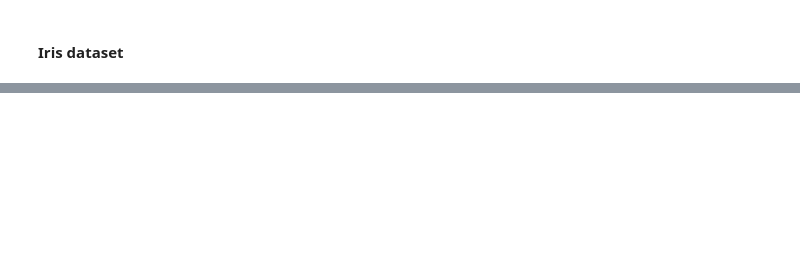
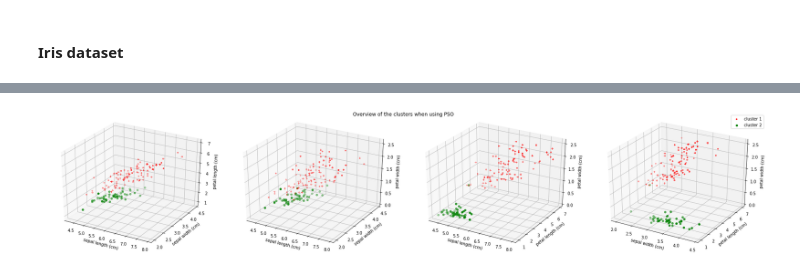
Before and after one commit to Avuerro/NaturalComputing, a Jupyter notebook: Assignment2-SI/Assignment2_SI_Exercise3.ipynb, the cells around one changed output, grey strips where cells are left out. Cells and saved outputs as stored; diff of their text form; code cells hidden in the pictures; blank space fills up the shorter version.

```diff
--- a/Assignment2-SI/Assignment2_SI_Exercise3.ipynb
+++ b/Assignment2-SI/Assignment2_SI_Exercise3.ipynb
@@ -269,21 +264,36 @@ NameError: name 'obtain_clusters' is not defined
 # %%
-def threedimensional_clusters_plotter(feature_names, clusters, clusters_indices, algorithm_name):
+def plot_3d_cluster(feature_names, clusters, algorithm_name, legend_labels=['cluster 1', 'cluster 2', 'cluster 3']):
+    # Create a list of all combinations of 3 features
     features = range(len(feature_names))
     combinations = list(itertools.combinations(features,3))
+
+    # Initialize figure
     fig = plt.figure(figsize=(25,5))
 
+    # Lists for proper legend and coloring
+    legend_symbols=['+','o','*']
+    colors=['r','g','b']
 
-    non_empty_clusters = [cluster for cluster in clusters if len(cluster>0)]
-    non_empty_clusters_indices = [cluster_indices for cluster_indices in clusters_indices if len(cluster_indices)>0]
+    # Remove empty clusters
+    clusters = [np.array(cluster) for cluster in clusters.values() if cluster]
+
+    # For each combination, create a 3d scatterplot
     for index,combination in enumerate(combinations):
+        # Extract axes and initialize 3d scatterplot
         x, y, z = combination
         ax = fig.add_subplot(1, 4, index+1 ,projection='3d')
-        for cluster, cluster_indices in zip(non_empty_clusters,non_empty_clusters_indices):
-            ax.scatter(cluster[:,x],cluster[:,y],cluster[:,z] ,c=iris_Y[cluster_indices])
 
+        # Plot all clusters
+        for i, cluster in enumerate(clusters):
+            ax.scatter(cluster[:,x],cluster[:,y],cluster[:,z], c=colors[i], marker=legend_symbols[i])
+
+        # Set axis labels
         ax.set_xlabel(feature_names[x])
         ax.set_ylabel(feature_names[y])
         ax.set_zlabel(feature_names[z])
 
-    plt.suptitle(f'Class indices of datapoints in the clusters when using {algorithm_name}')
+    # Create legend, fix layout, set title of overall figure and show the result
+    ax.legend(legend_labels)
+    plt.tight_layout()
+    plt.suptitle(f'Overview of the clusters when using {algorithm_name}')
     plt.show()
@@ -293,0 +300,18 @@ threedimensional_clusters_plotter(iris.feature_names, clusters, cluster_indices,
+# %%
+# Cluster the Iris dataset using both algorithms
+iris_solution_PSO = PSO_clustering(iris_n_clusters, n_particles, n_iterations, iris_X)
+iris_solution_KMeans = KMeans_clustering(iris_n_clusters, n_iterations, n_initializations, iris_X)
+# %%
+# Extract clusters using the solutions
+PSO_clusters = extract_clusters(iris_solution_PSO, iris_X)
+KMeans_clusters = extract_clusters(iris_solution_KMeans, iris_X)
+
+# Extract the true clusters from the iris dataset
+true_clusters = {i:[] for i in range(iris_n_clusters)}
+for i, datapoint in enumerate(iris_X):
+    true_clusters[iris_Y[i]].append(datapoint)
+# %%
+# Plot clusters obtained using PSO
+plot_3d_cluster(iris.feature_names, PSO_clusters, 'PSO')
+# %% [output]
+[figure, added]
```
Also changed, not shown: parts of 11 cells of this notebook, 2 other files.
